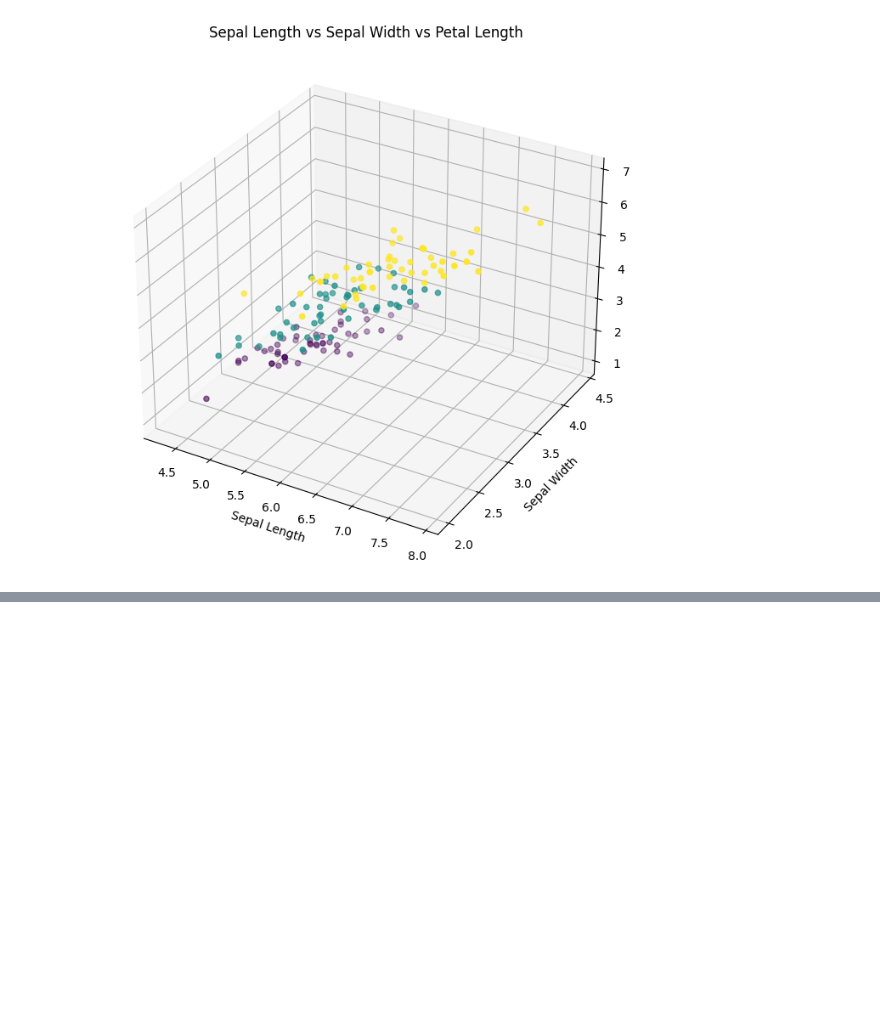
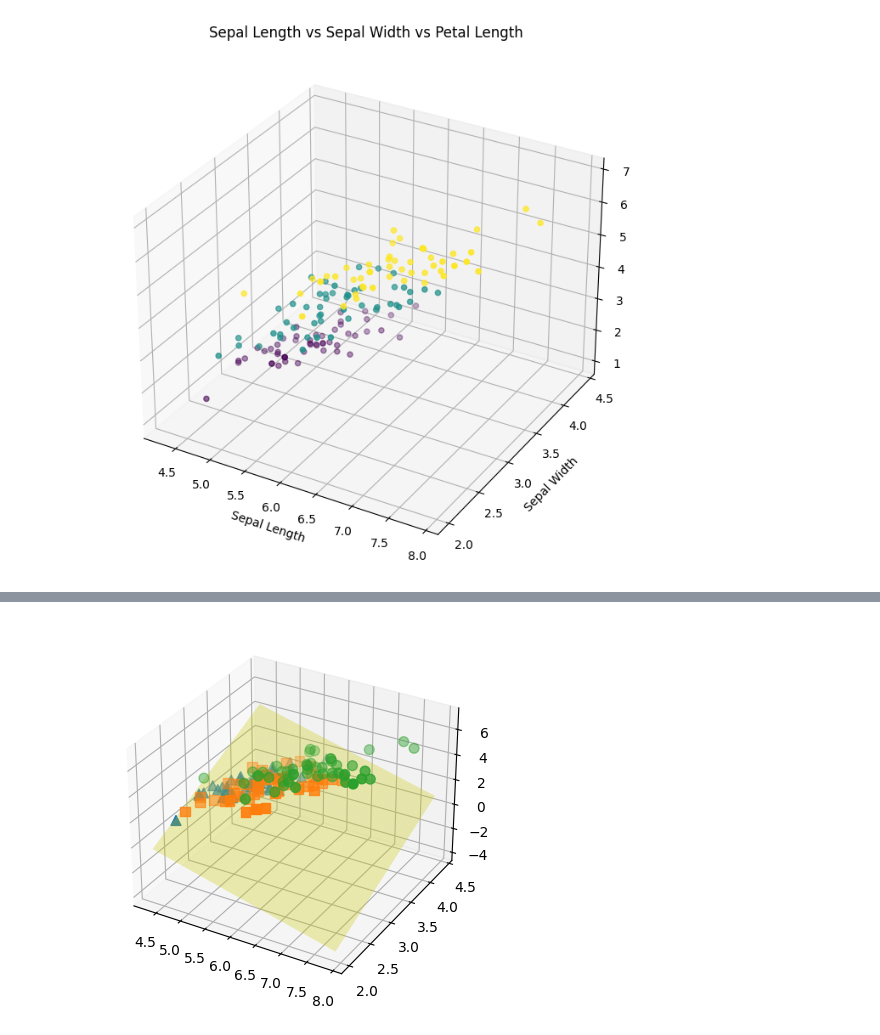
Before and after one commit to SyedT1/Data-Mining-CSC417, a Jupyter notebook: Week 2/Assignment_2.ipynb, the cells around one changed output, grey strips where cells are left out. Cells and saved outputs as stored; diff of their text form; code cells hidden in the pictures; blank space fills up the shorter version.

```diff
--- a/Week 2/Assignment_2.ipynb
+++ b/Week 2/Assignment_2.ipynb
@@ -141,0 +222,19 @@ plt.show()
+# %%
+#5. Now, plot the plane (with yellow plane) spanned by two normal vector( [1 - 2, 1 ]T, [2, 1, 0]T )
+class0_mean = np.mean(class0_data, axis=0)
+class1_mean = np.mean(class1_data, axis=0)
+class2_mean = np.mean(class2_data, axis=0)
+fig = plt.figure()
+ax = fig.add_subplot(111, projection='3d')
+ax.scatter(class0_data[:, 0], class0_data[:, 1], class0_data[:, 2], marker='^', label='Class 0', s=50)
+ax.scatter(class1_data[:, 0], class1_data[:, 1], class1_data[:, 2], marker='s', label='Class 1', s=50)
+ax.scatter(class2_data[:, 0], class2_data[:, 1], class2_data[:, 2], marker='o', label='Class 2', s=50)
+
+x = np.linspace(np.min(np.array(df.iloc[:,0])), np.max(np.array(df.iloc[:,0])), 100)
+y = np.linspace(np.min(np.array(df.iloc[:,1])), np.max(np.array(df.iloc[:,1])), 100)
+X, Y = np.meshgrid(x, y)
+Z = (-1 * X + 2 * Y) / 1  # Plane equation: z = (-x + 2y) / 1
+ax.plot_surface(X, Y, Z, color='yellow', alpha=0.3)
+plt.show()
+# %% [output]
+[figure, added]
```
Also changed, not shown: parts of 12 cells of this notebook.
